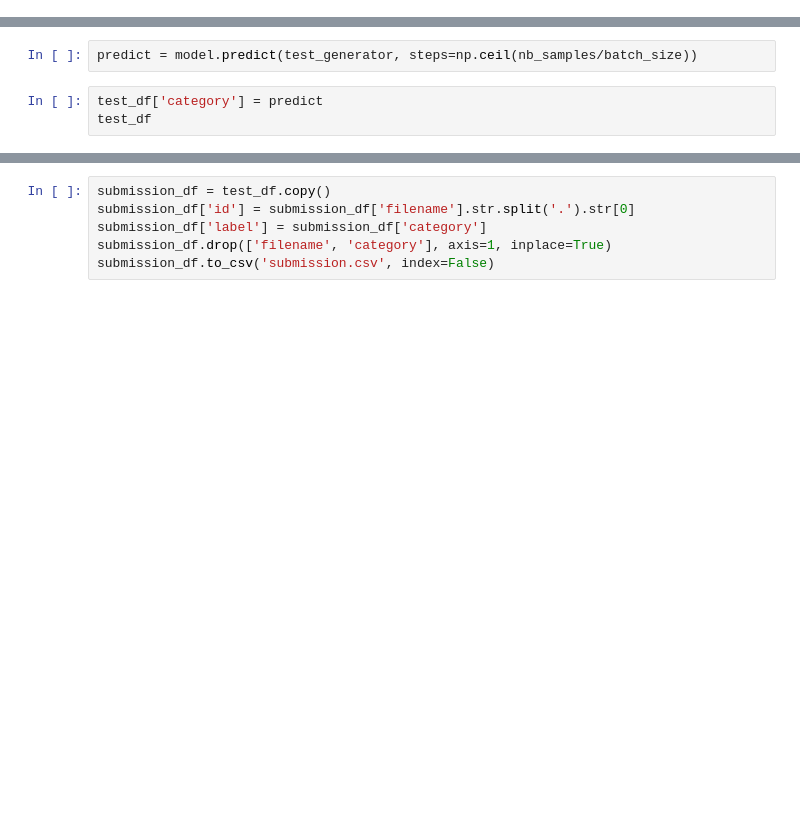
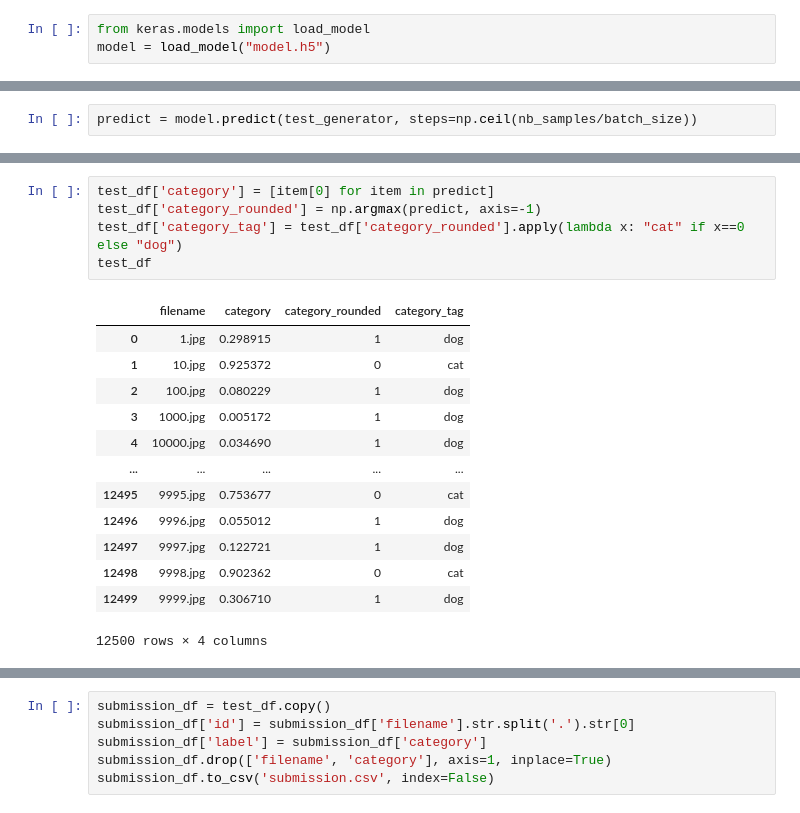
Before and after one commit to alejandroloda/DSProjects_1_CNN_Dogs_and_Cats_Keras, a Jupyter notebook: Classifier.ipynb, the cells around one changed output, grey strips where cells are left out. Drawn from its saved outputs; the diff is of its cells as text; blank space fills up the shorter version.

```diff
--- a/Classifier.ipynb
+++ b/Classifier.ipynb
@@ -192,3 +206,6 @@ model.save_weights("model.h5")
+# %%
+from keras.models import load_model
+model = load_model("model.h5")
 # %%
 fig, (ax1, ax2) = plt.subplots(2, 1, figsize=(12, 12))
 ax1.plot(history.history['loss'], color='b', label="Training loss")
@@ -228,6 +266,3 @@ test_generator = test_gen.flow_from_dataframe(
 Found 12500 validated image filenames.
 # %%
 predict = model.predict(test_generator, steps=np.ceil(nb_samples/batch_size))
-# %%
-test_df['category'] = predict
-test_df
@@ -260,3 +297,22 @@ test_df
+# %%
+test_df['category'] = [item[0] for item in predict]
+test_df['category_rounded'] = np.argmax(predict, axis=-1)
+test_df['category_tag'] = test_df['category_rounded'].apply(lambda x: "cat" if x==0 else "dog")
+test_df
+# %% [output]
+|  | filename | category | category_rounded | category_tag |
+| 0 | 1.jpg | 0.298915 | 1 | dog |
+| 1 | 10.jpg | 0.925372 | 0 | cat |
+| 2 | 100.jpg | 0.080229 | 1 | dog |
+| 3 | 1000.jpg | 0.005172 | 1 | dog |
+| 4 | 10000.jpg | 0.034690 | 1 | dog |
+| ... | ... | ... | ... | ... |
+| 12495 | 9995.jpg | 0.753677 | 0 | cat |
+| 12496 | 9996.jpg | 0.055012 | 1 | dog |
+| 12497 | 9997.jpg | 0.122721 | 1 | dog |
+| 12498 | 9998.jpg | 0.902362 | 0 | cat |
+| 12499 | 9999.jpg | 0.306710 | 1 | dog |
+12500 rows × 4 columns
 # %%
 sample_test = test_df.head(18)
 sample_test.head()
```
Also changed, not shown: parts of 23 cells of this notebook, 2 other files.
